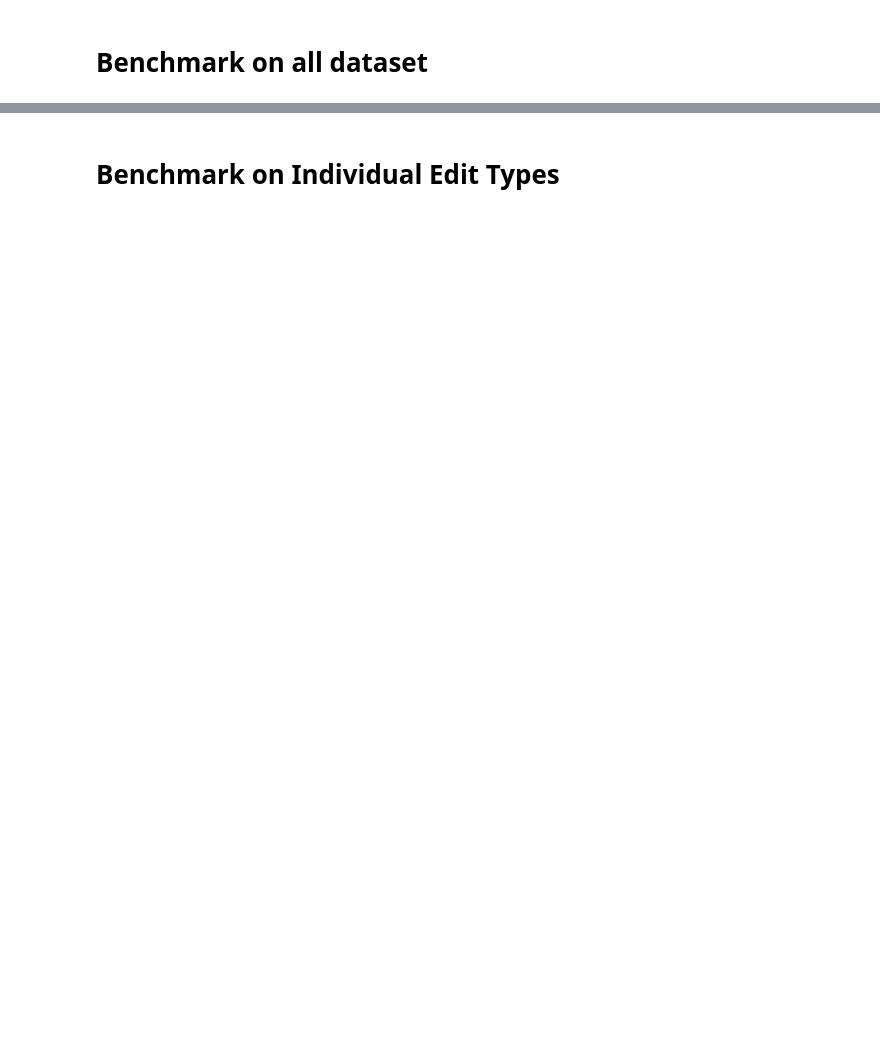
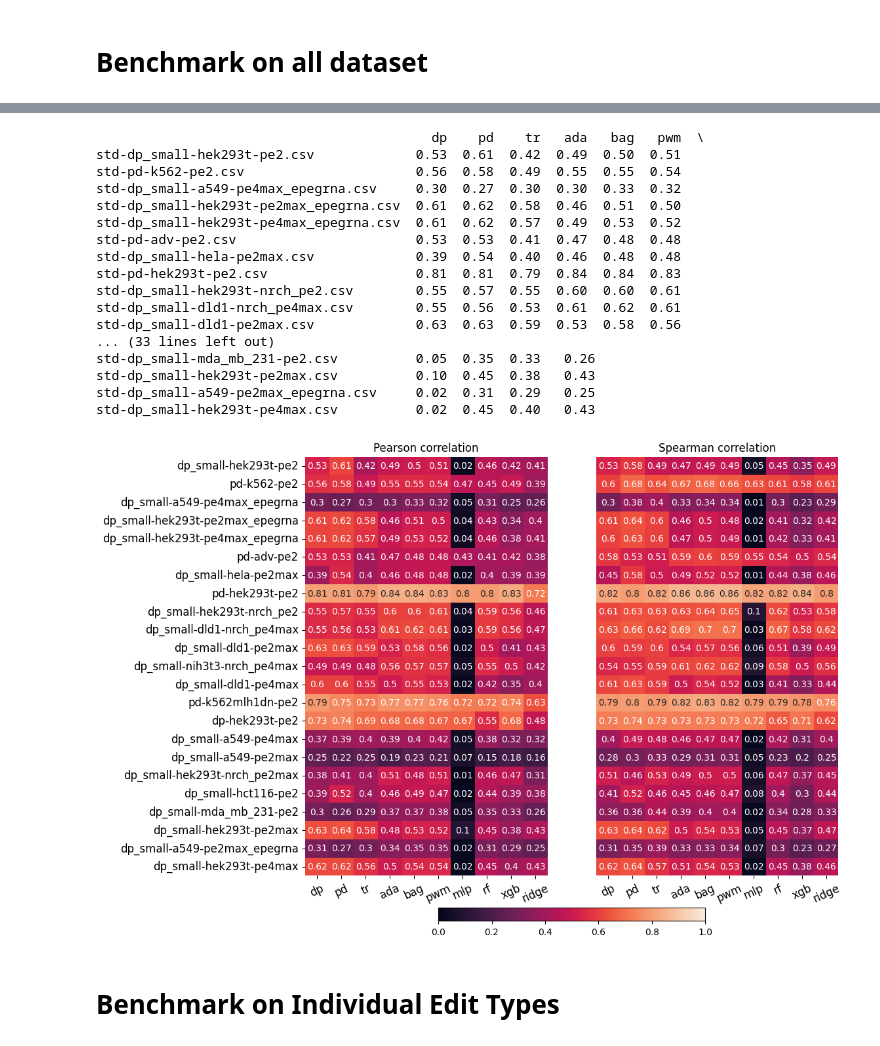
Before and after one commit to PeihengLu/ox-dissertation, a Jupyter notebook: benchmark.ipynb, the cells around one changed output, grey strips where cells are left out. Cells and saved outputs as stored; diff of their text form; code cells hidden in the pictures; blank space fills up the shorter version.

```diff
--- a/benchmark.ipynb
+++ b/benchmark.ipynb
@@ -25,2 +104,66 @@ for data in glob(pjoin('models', 'data', 'std', '*.csv')):
+# %%
+# plot the mean performance of each model vs dataset
+import matplotlib.pyplot as plt
+import seaborn as sns
+from os.path import join as pjoin
+
+from ast import literal_eval
+
+df_pearson = pd.read_csv(pjoin('models', 'data', 'performance', 'all_models_pearson.csv'), index_col=0)
+df_spearman = pd.read_csv(pjoin('models', 'data', 'performance', 'all_models_spearman.csv'), index_col=0)
+# each cell is a list
+df_pearson = df_pearson.applymap(lambda x: literal_eval(x))
+df_spearman = df_spearman.applymap(lambda x: literal_eval(x))
+df_pearson_mean = df_pearson.applymap(np.mean)
+df_spearman_mean = df_spearman.applymap(np.mean)
+df_pearson_mean = df_pearson_mean.applymap(lambda x: round(x, 2))
+df_spearman_mean = df_spearman_mean.applymap(lambda x: round(x, 2))
+df_pearson_mean = df_pearson_mean.applymap(lambda x: abs(x))
+df_spearman_mean = df_spearman_mean.applymap(lambda x: abs(x))
+df_pearson_mean = df_pearson_mean.T
+df_spearman_mean = df_spearman_mean.T
+
+print(df_pearson_mean)
+# plot the results in heatmap
+fig, axes = plt.subplots(1, 2, figsize=(10.5, 10.5))
+sns.heatmap(df_pearson_mean, annot=True, ax=axes[0], vmin=0, vmax=1, cbar=False)
+axes[0].set_title('Pearson correlation')
+sns.heatmap(df_spearman_mean, annot=True, ax=axes[1], vmin=0, vmax=1, cbar=False)
+axes[1].set_title('Spearman correlation')
+# axes 1 should have no y label
+# use one cbar for both axes
+fig.colorbar(axes[0].collections[0], ax=axes, location='bottom'
+             ,orientation='horizontal', shrink=0.5, pad=0.06)
+axes[1].set_ylabel('')
+axes[1].set_yticks([])
+
+# remove the suffix of the dataset name at y axis
+axes[0].set_yticklabels(['-'.join(x.split('.')[0].split('-')[1:]) for x in df_pearson_mean.index])
+
+# update font size of the axes
+for ax in axes:
+    ax.tick_params(axis='both', which='major', labelsize=12)
+    ax.set_xticklabels(ax.get_xticklabels(), rotation=25)
+# plt.tight_layout()
+plt.savefig(pjoin('dissertation', 'figures', 'all_models_performance.png'), dpi=300, bbox_inches='tight')
+# %% [output]
+                                           dp    pd    tr   ada   bag   pwm  \
+std-dp_small-hek293t-pe2.csv             0.53  0.61  0.42  0.49  0.50  0.51
+std-pd-k562-pe2.csv                      0.56  0.58  0.49  0.55  0.55  0.54
+std-dp_small-a549-pe4max_epegrna.csv     0.30  0.27  0.30  0.30  0.33  0.32
+std-dp_small-hek293t-pe2max_epegrna.csv  0.61  0.62  0.58  0.46  0.51  0.50
+std-dp_small-hek293t-pe4max_epegrna.csv  0.61  0.62  0.57  0.49  0.53  0.52
+std-pd-adv-pe2.csv                       0.53  0.53  0.41  0.47  0.48  0.48
+std-dp_small-hela-pe2max.csv             0.39  0.54  0.40  0.46  0.48  0.48
+std-pd-hek293t-pe2.csv                   0.81  0.81  0.79  0.84  0.84  0.83
+std-dp_small-hek293t-nrch_pe2.csv        0.55  0.57  0.55  0.60  0.60  0.61
+std-dp_small-dld1-nrch_pe4max.csv        0.55  0.56  0.53  0.61  0.62  0.61
+std-dp_small-dld1-pe2max.csv             0.63  0.63  0.59  0.53  0.58  0.56
+... (33 lines left out)
+std-dp_small-mda_mb_231-pe2.csv          0.05  0.35  0.33   0.26
+std-dp_small-hek293t-pe2max.csv          0.10  0.45  0.38   0.43
+std-dp_small-a549-pe2max_epegrna.csv     0.02  0.31  0.29   0.25
+std-dp_small-hek293t-pe4max.csv          0.02  0.45  0.40   0.43
+[figure, added]
 # %% [markdown]
 # Benchmark on Individual Edit Types
```
Also changed, not shown: parts of 1 cell of this notebook, 24 other files.
